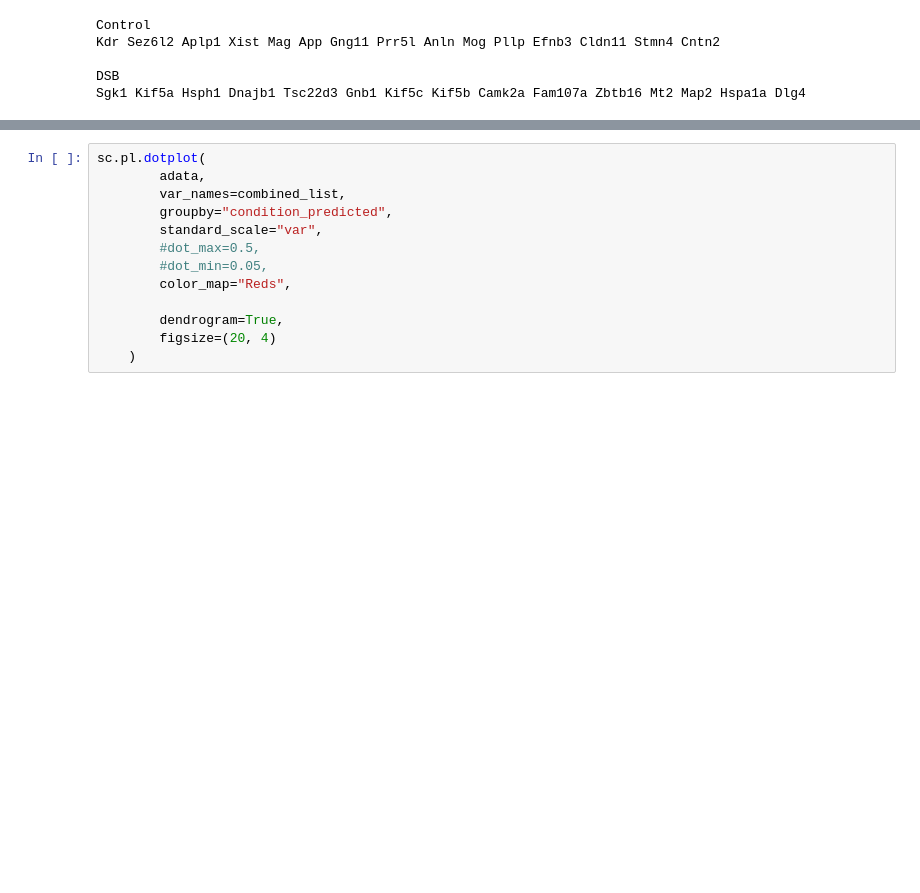
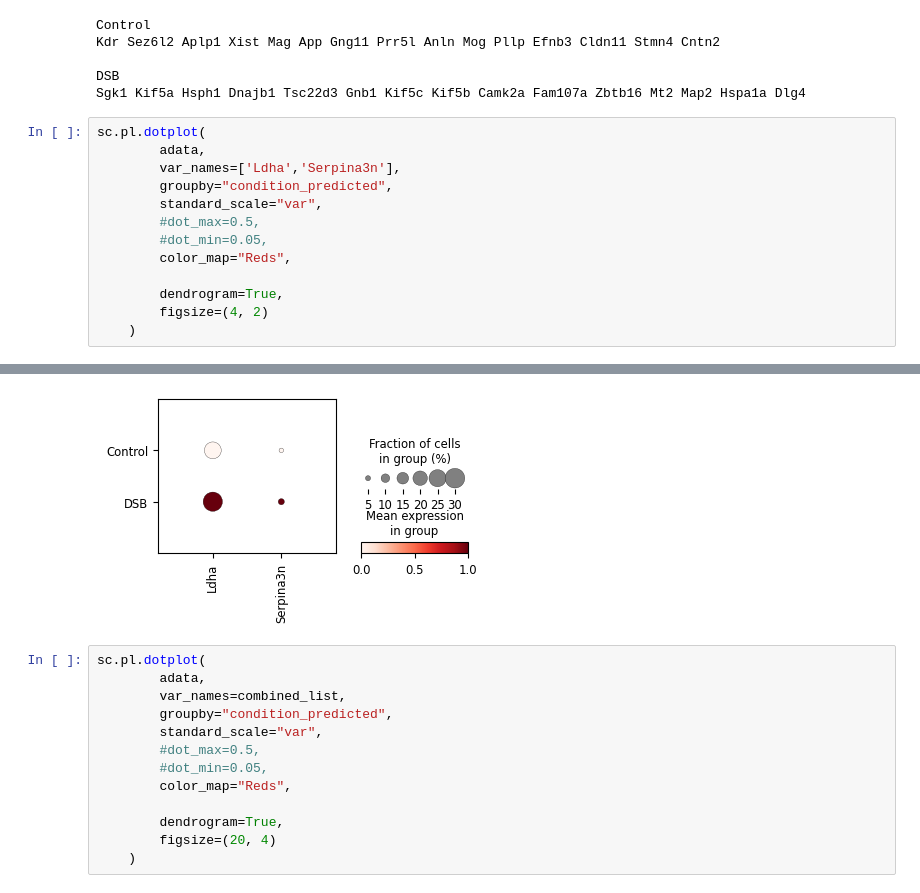
Before and after one commit to christoffermattssonlangseth/oligo-mtDSB, a Jupyter notebook: notebooks/6_predicting_sample_condition_OL.ipynb, the cells around one changed output, grey strips where cells are left out. Drawn from its saved outputs; the diff is of its cells as text; blank space fills up the shorter version.

```diff
--- a/notebooks/6_predicting_sample_condition_OL.ipynb
+++ b/notebooks/6_predicting_sample_condition_OL.ipynb
@@ -183,3 +184,17 @@ Kdr Sez6l2 Aplp1 Xist Mag App Gng11 Prr5l Anln Mog Pllp Efnb3 Cldn11 Stmn4 Cntn2
 
 DSB
 Sgk1 Kif5a Hsph1 Dnajb1 Tsc22d3 Gnb1 Kif5c Kif5b Camk2a Fam107a Zbtb16 Mt2 Map2 Hspa1a Dlg4
+# %%
+sc.pl.dotplot(
+        adata,
+        var_names=['Ldha','Serpina3n'],
+        groupby="condition_predicted",
+        standard_scale="var",
+        #dot_max=0.5,
+        #dot_min=0.05,
+        color_map="Reds",
+
+        dendrogram=True,
+        figsize=(4, 2)
+    )
+# %% [output]
@@ -186,3 +202,4 @@ Sgk1 Kif5a Hsph1 Dnajb1 Tsc22d3 Gnb1 Kif5c Kif5b Camk2a Fam107a Zbtb16 Mt2 Map2
+[figure, added]
 # %%
 sc.pl.dotplot(
         adata,
```
Also changed, not shown: parts of 16 cells of this notebook, 2 other files.
